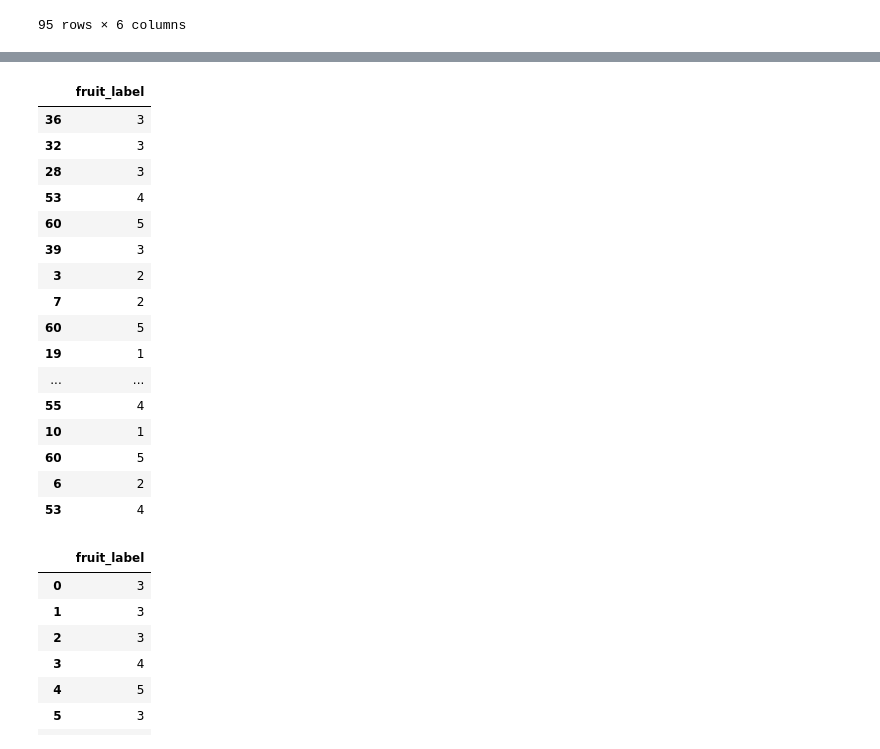
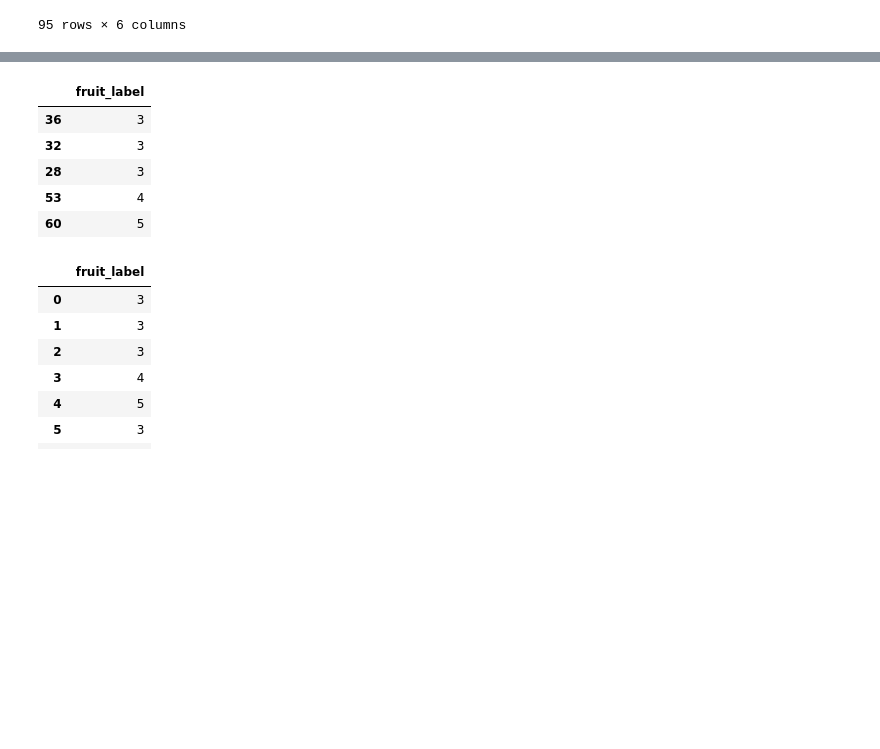
Before and after one commit to Atulsain7/Data-Science, a Jupyter notebook: Supervised_ML/OF_UF_explained_with_Polynominal_regression.ipynb, the cells around one changed output, grey strips where cells are left out. Cells and saved outputs as stored; diff of their text form; code cells hidden in the pictures; blank space fills up the shorter version.

```diff
--- a/Supervised_ML/OF_UF_explained_with_Polynominal_regression.ipynb
+++ b/Supervised_ML/OF_UF_explained_with_Polynominal_regression.ipynb
@@ -220,23 +203,12 @@ df_predict
 # %%
-y_test
+y_test.head()
 # %% [output]
 |  | fruit_label |
 | 36 | 3 |
 | 32 | 3 |
 | 28 | 3 |
 | 53 | 4 |
 | 60 | 5 |
-| 39 | 3 |
-| 3 | 2 |
-| 7 | 2 |
-| 60 | 5 |
-| 19 | 1 |
-| ... | ... |
-| 55 | 4 |
-| 10 | 1 |
-| 60 | 5 |
-| 6 | 2 |
-| 53 | 4 |
 # %%
 y_test=y_test.reset_index(drop=True)
 # %%
```
Also changed, not shown: parts of 18 cells of this notebook, 6 other files.
